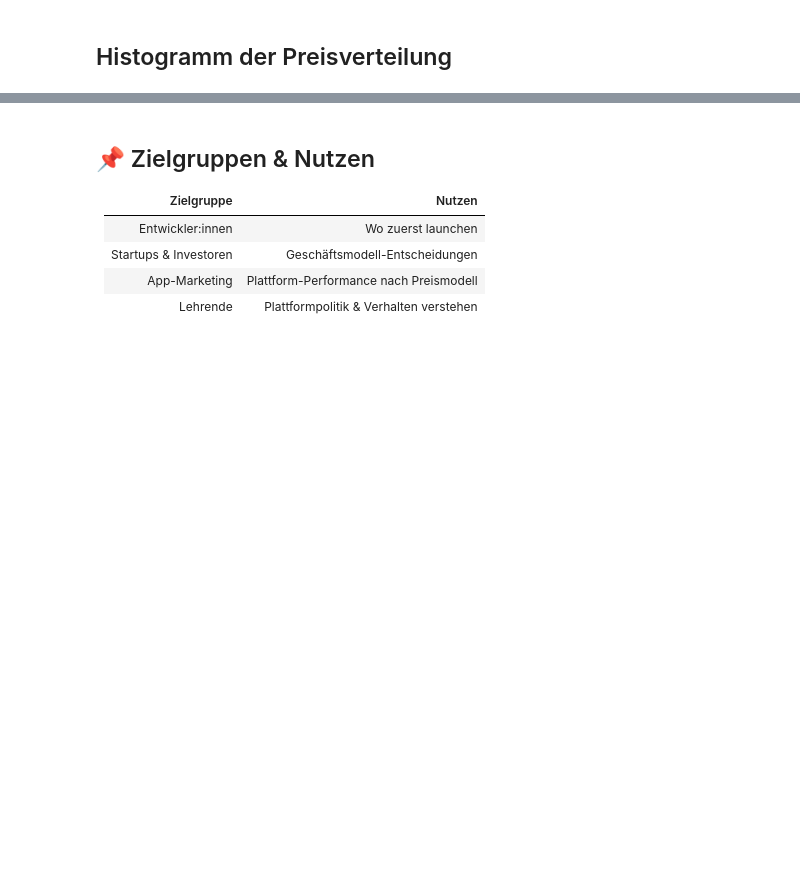
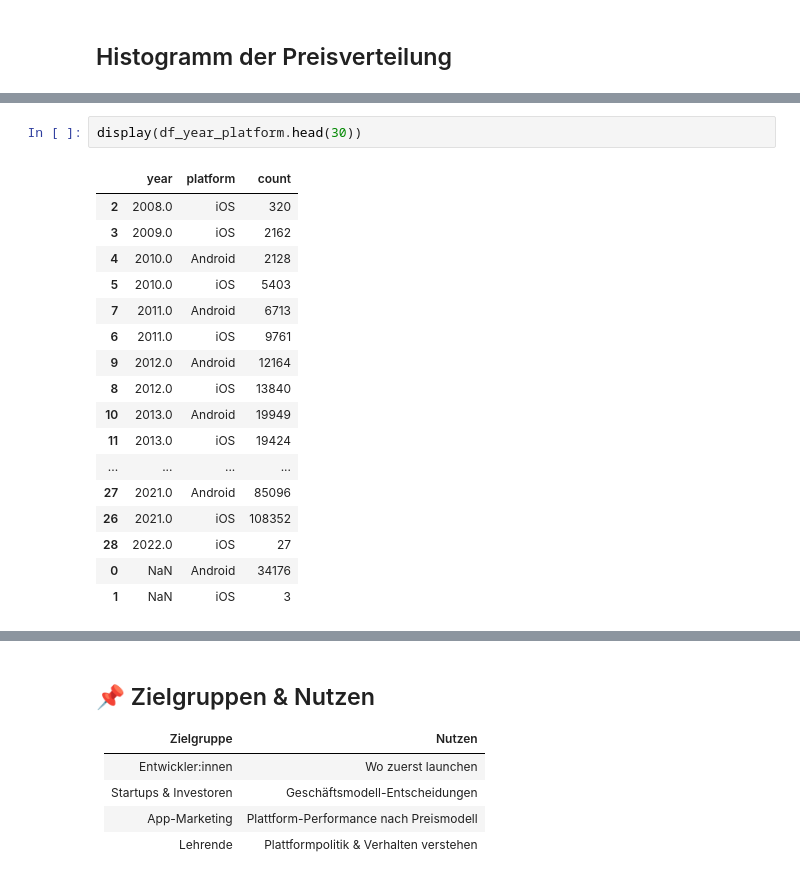
Before and after one commit to hamulicemir/bdinf-prj, a Jupyter notebook: Appmarkt_Analyse.ipynb, the cells around one changed output, grey strips where cells are left out. Cells and saved outputs as stored; diff of their text form; blank space fills up the shorter version.

```diff
--- a/Appmarkt_Analyse.ipynb
+++ b/Appmarkt_Analyse.ipynb
@@ -452,0 +614,20 @@ plt.show()
+# %%
+display(df_year_platform.head(30))
+# %% [output]
+|  | year | platform | count |
+| 2 | 2008.0 | iOS | 320 |
+| 3 | 2009.0 | iOS | 2162 |
+| 4 | 2010.0 | Android | 2128 |
+| 5 | 2010.0 | iOS | 5403 |
+| 7 | 2011.0 | Android | 6713 |
+| 6 | 2011.0 | iOS | 9761 |
+| 9 | 2012.0 | Android | 12164 |
+| 8 | 2012.0 | iOS | 13840 |
+| 10 | 2013.0 | Android | 19949 |
+| 11 | 2013.0 | iOS | 19424 |
+| ... | ... | ... | ... |
+| 27 | 2021.0 | Android | 85096 |
+| 26 | 2021.0 | iOS | 108352 |
+| 28 | 2022.0 | iOS | 27 |
+| 0 | NaN | Android | 34176 |
+| 1 | NaN | iOS | 3 |
```
Also changed, not shown: parts of 42 cells of this notebook.
